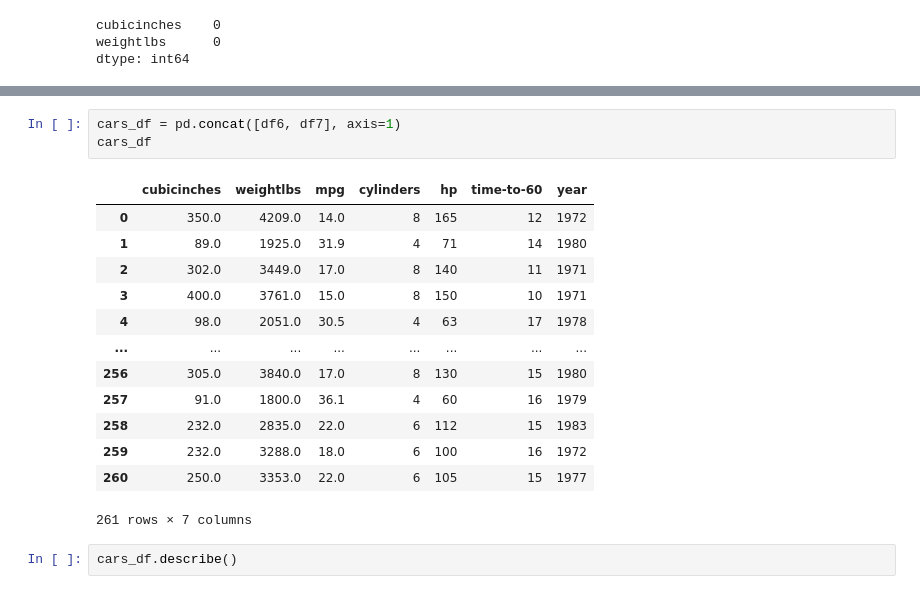
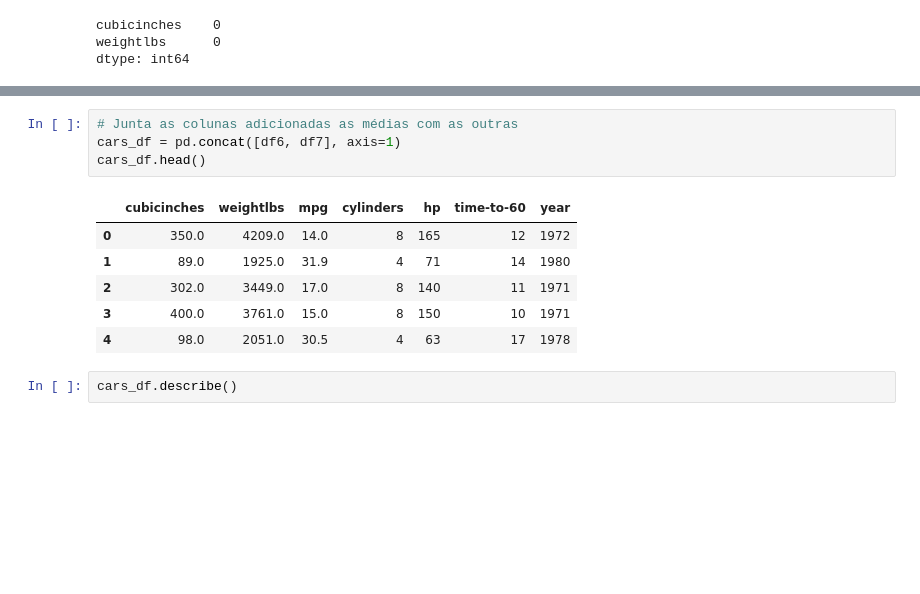
Before and after one commit to masedos/Bootcamp-Analista-de-Machine-Learning, a Jupyter notebook: Módulo 5/desafio_final_cars.ipynb, the cells around one changed output, grey strips where cells are left out. Cells and saved outputs as stored; diff of their text form; blank space fills up the shorter version.

```diff
--- a/Módulo 5/desafio_final_cars.ipynb
+++ b/Módulo 5/desafio_final_cars.ipynb
@@ -317,20 +367,14 @@ df7
 # %%
+# Junta as colunas adicionadas as médias com as outras
 cars_df = pd.concat([df6, df7], axis=1)
-cars_df
+cars_df.head()
 # %% [output]
 |  | cubicinches | weightlbs | mpg | cylinders | hp | time-to-60 | year |
 | 0 | 350.0 | 4209.0 | 14.0 | 8 | 165 | 12 | 1972 |
 | 1 | 89.0 | 1925.0 | 31.9 | 4 | 71 | 14 | 1980 |
 | 2 | 302.0 | 3449.0 | 17.0 | 8 | 140 | 11 | 1971 |
 | 3 | 400.0 | 3761.0 | 15.0 | 8 | 150 | 10 | 1971 |
 | 4 | 98.0 | 2051.0 | 30.5 | 4 | 63 | 17 | 1978 |
-| ... | ... | ... | ... | ... | ... | ... | ... |
-| 256 | 305.0 | 3840.0 | 17.0 | 8 | 130 | 15 | 1980 |
-| 257 | 91.0 | 1800.0 | 36.1 | 4 | 60 | 16 | 1979 |
-| 258 | 232.0 | 2835.0 | 22.0 | 6 | 112 | 15 | 1983 |
-| 259 | 232.0 | 3288.0 | 18.0 | 6 | 100 | 16 | 1972 |
-| 260 | 250.0 | 3353.0 | 22.0 | 6 | 105 | 15 | 1977 |
-261 rows × 7 columns
 # %%
 cars_df.describe()
 # %% [output]
```
Also changed, not shown: parts of 36 cells of this notebook.
